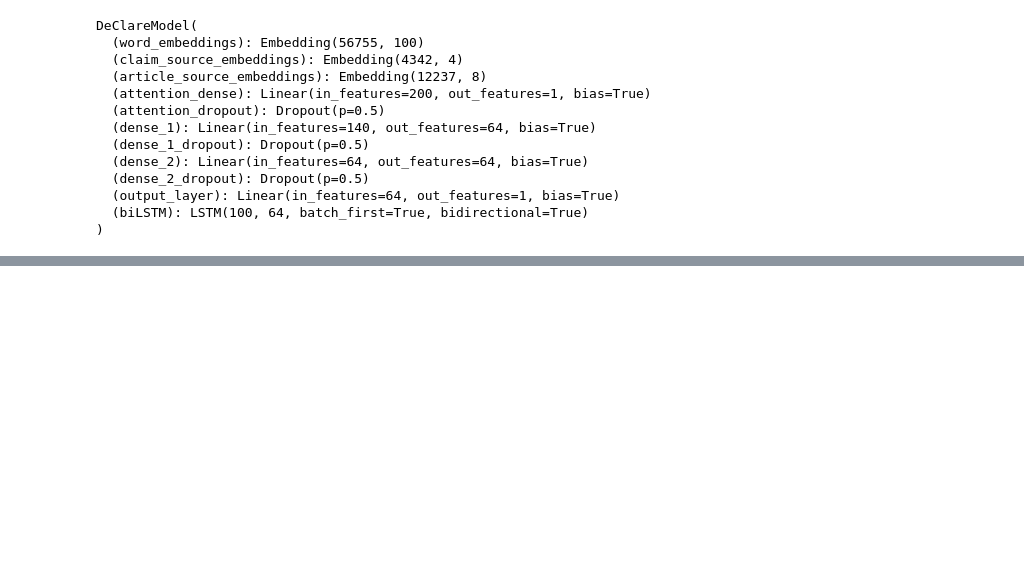
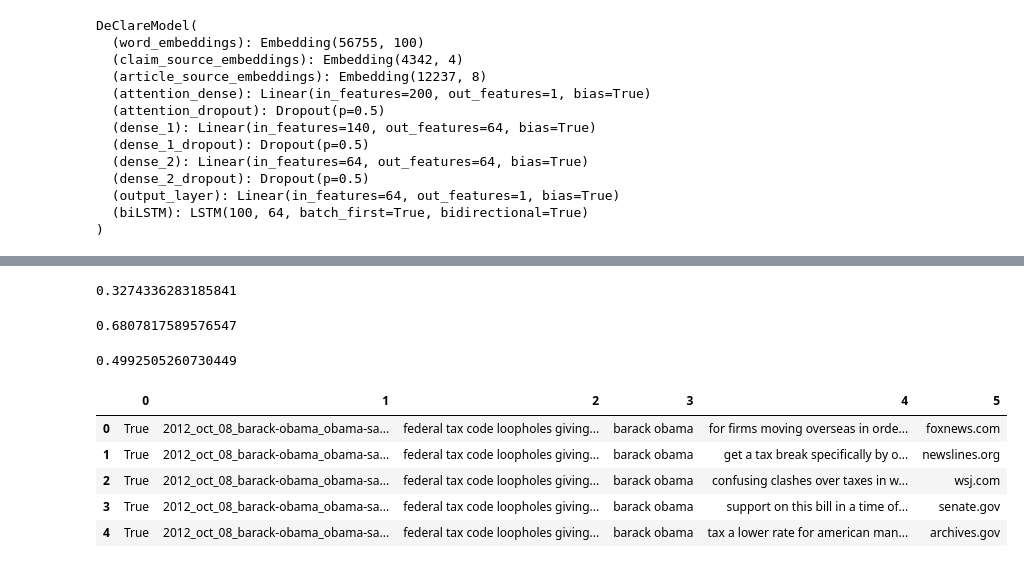
Before and after one commit to atulkumarin/DeClare, a Jupyter notebook: DeClareMain.ipynb, the cells around one changed output, grey strips where cells are left out. Saved outputs shown, nothing was run; the diff lists cells and outputs as text; code cells hidden in the pictures; blank space fills up the shorter version.

Commit message:
AUC-ROC metrics, accuracy metrics

```diff
--- a/DeClareMain.ipynb
+++ b/DeClareMain.ipynb
@@ -170,0 +187,23 @@ snopes_eval =
+# %%
+accuracy_score(labels[true_claim_indices], preds[true_claim_indices]>0.5)
+# %% [output]
+0.3274336283185841
+# %%
+accuracy_score(labels[false_claim_indices], preds[false_claim_indices]>0.5)
+# %% [output]
+0.6807817589576547
+# %%
+roc_auc_score(labels, preds)
+# %% [output]
+0.4992505260730449
+# %%
+potifact_df = pd.read_csv(POLITIFACT_LOC, sep='\t', header=None)
+# %%
+potifact_df.head()
+# %% [output]
+|  | 0 | 1 | 2 | 3 | 4 | 5 |
+| 0 | True | 2012_oct_08_barack-obama_obama-sa... | federal tax code loopholes giving... | barack obama | for firms moving overseas in orde... | foxnews.com |
+| 1 | True | 2012_oct_08_barack-obama_obama-sa... | federal tax code loopholes giving... | barack obama | get a tax break specifically by o... | newslines.org |
+| 2 | True | 2012_oct_08_barack-obama_obama-sa... | federal tax code loopholes giving... | barack obama | confusing clashes over taxes in w... | wsj.com |
+| 3 | True | 2012_oct_08_barack-obama_obama-sa... | federal tax code loopholes giving... | barack obama | support on this bill in a time of... | senate.gov |
+| 4 | True | 2012_oct_08_barack-obama_obama-sa... | federal tax code loopholes giving... | barack obama | tax a lower rate for american man... | archives.gov |
```
Also changed, not shown: parts of 14 cells of this notebook, 1 other file.
